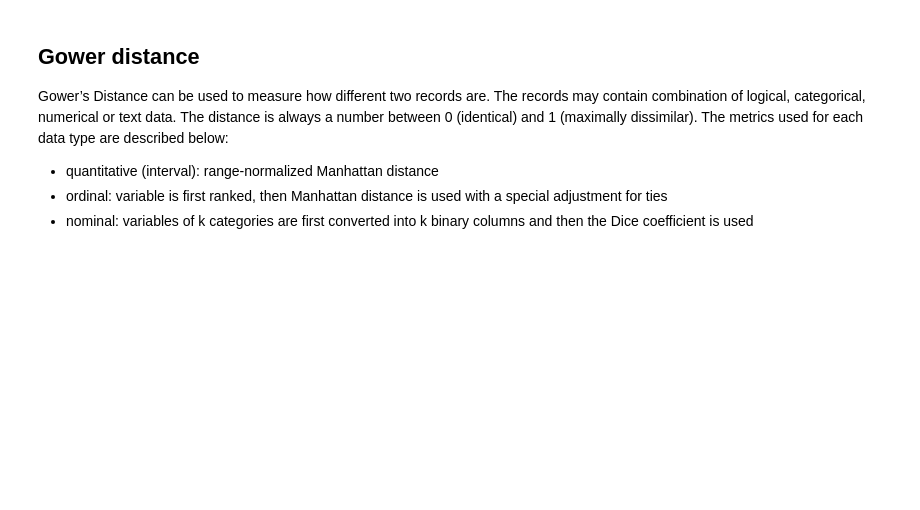
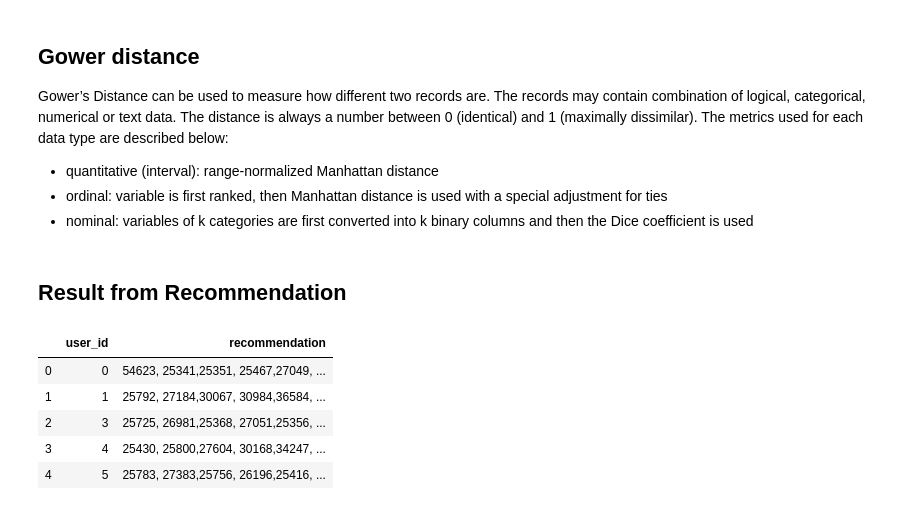
Before and after one commit to OrangeEngineer/recommender_system, a Jupyter notebook: recommender system explaination.ipynb, the cells around one changed output. Cells and saved outputs as stored; diff of their text form; code cells hidden in the pictures; blank space fills up the shorter version.

```diff
--- a/recommender system explaination.ipynb
+++ b/recommender system explaination.ipynb
@@ -94,0 +448,14 @@ Gower’s Distance can be used to measure how different two records are. The rec
+# %% [markdown]
+## Result from Recommendation
+# %%
+
+results = pd.read_csv("Result.csv")
+
+display(results.head())
+# %% [output]
+|  | user_id | recommendation |
+| 0 | 0 | 54623, 25341,25351, 25467,27049, ... |
+| 1 | 1 | 25792, 27184,30067, 30984,36584, ... |
+| 2 | 3 | 25725, 26981,25368, 27051,25356, ... |
+| 3 | 4 | 25430, 25800,27604, 30168,34247, ... |
+| 4 | 5 | 25783, 27383,25756, 26196,25416, ... |
```
Also changed, not shown: parts of 30 cells of this notebook, 33 other files.
